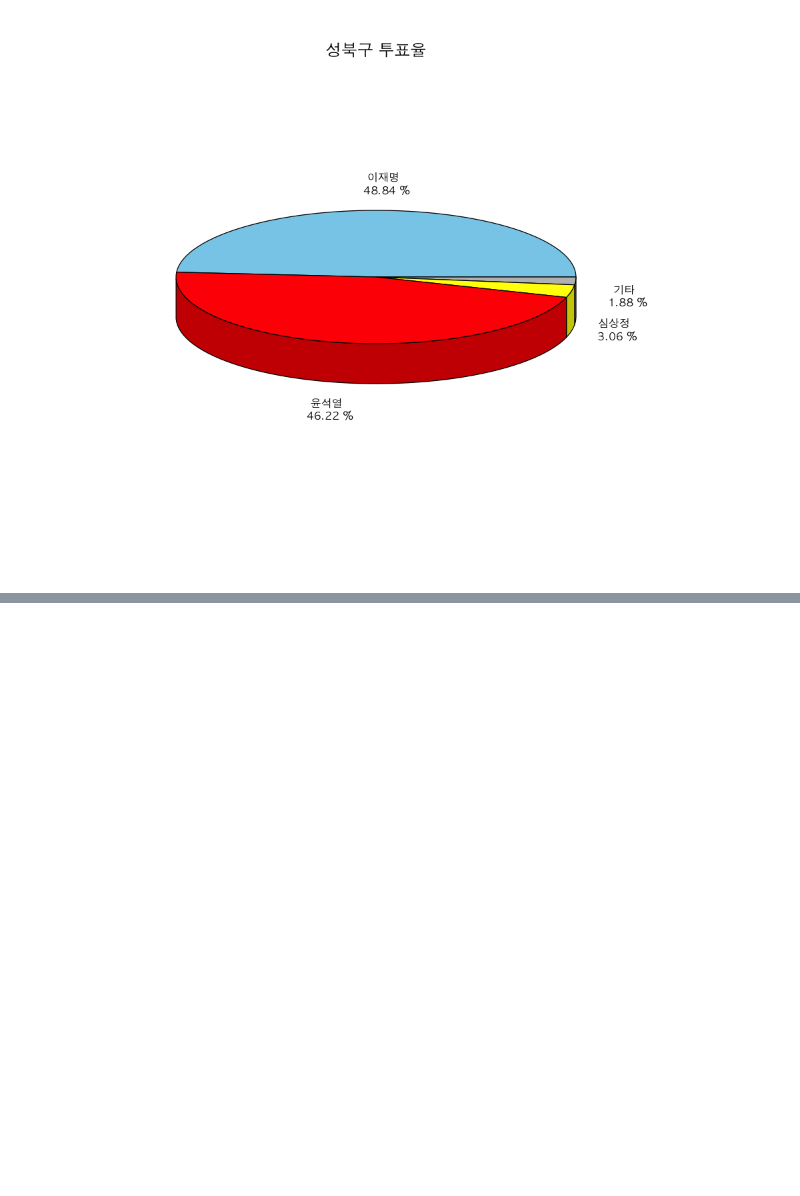
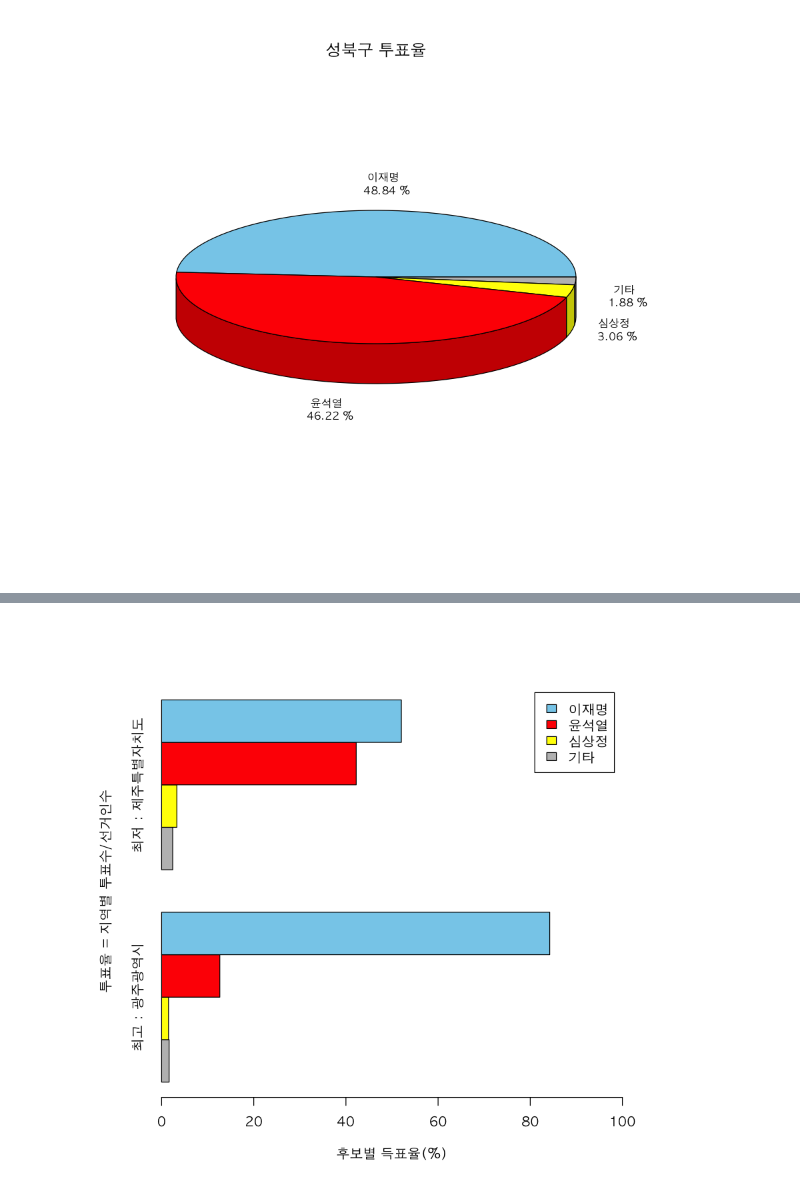
Before and after one commit to ProgrammerJcj/RBase, a Jupyter notebook: 10. 20대_대선자료 시각화.ipynb, the cells around one changed output, grey strips where cells are left out. Drawn from its saved outputs; the diff is of its cells as text; code cells hidden in the pictures; blank space fills up the shorter version.

```diff
--- a/10. 20대_대선자료 시각화.ipynb
+++ b/10. 20대_대선자료 시각화.ipynb
@@ -297,0 +446,8 @@ pie3D(election_seongbuk_ratio,
+# %%
+최대최소_광역시도$기타 <- 최대최소_광역시도$투표수-최대최소_광역시도$electionSum
+# %%
+최대최소_광역시도$이재명투표율<-최대최소_광역시도$이재명/최대최소_광역시도$투표수*100
+최대최소_광역시도$윤석열투표율<-최대최소_광역시도$윤석열/최대최소_광역시도$투표수*100
+최대최소_광역시도$심상정투표율<-최대최소_광역시도$심상정/최대최소_광역시도$투표수*100
+최대최소_광역시도$기타투표율<-최대최소_광역시도$기타/최대최소_광역시도$투표수*100
+최대최소_광역시도
@@ -297,0 +458,23 @@ pie3D(election_seongbuk_ratio,
+# %%
+최대최소_광역시도_matrix <- as.matrix(최대최소_광역시도[,c("기타투표율","심상정투표율","윤석열투표율","이재명투표율")])
+rownames(최대최소_광역시도_matrix)[1] <- paste("최고 :",최대최소_광역시도[1,1])
+rownames(최대최소_광역시도_matrix)[2] <- paste("최저 :",최대최소_광역시도[2,1])
+colnames(최대최소_광역시도_matrix) <- c("기타","심상정","윤석열","이재명")
+# %%
+최대최소_광역시도_matrix <- t(최대최소_광역시도_matrix)
+# %%
+par(family = "AppleGothic")
+
+
+barplot(최대최소_광역시도_matrix,
+        beside = T,
+        horiz = T,
+        legend.text = T,
+        xlim = c(0,100),
+        col = c("grey","yellow","red","skyblue"),
+        xlab = "후보별 득표율(%)",
+        ylab = "투표율 = 지역별 투표수/선거인수",
+        cex.names = 1
+       )
+# %% [output]
+[figure, added]
```
Also changed, not shown: parts of 36 cells of this notebook.
